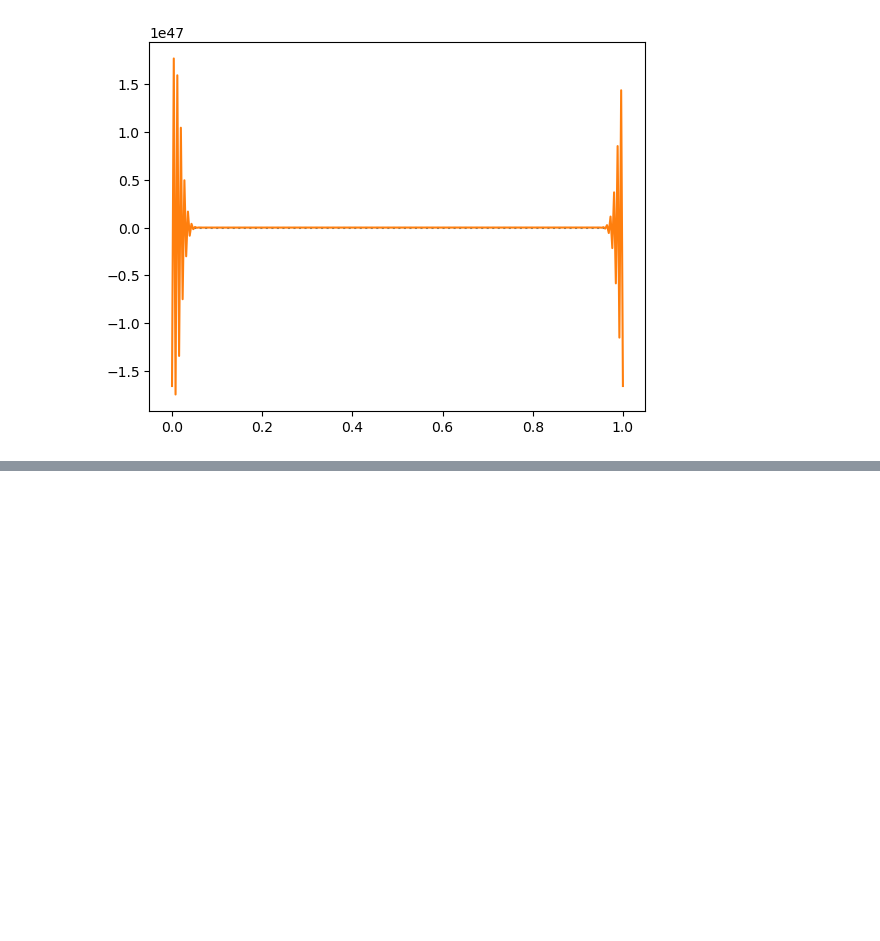
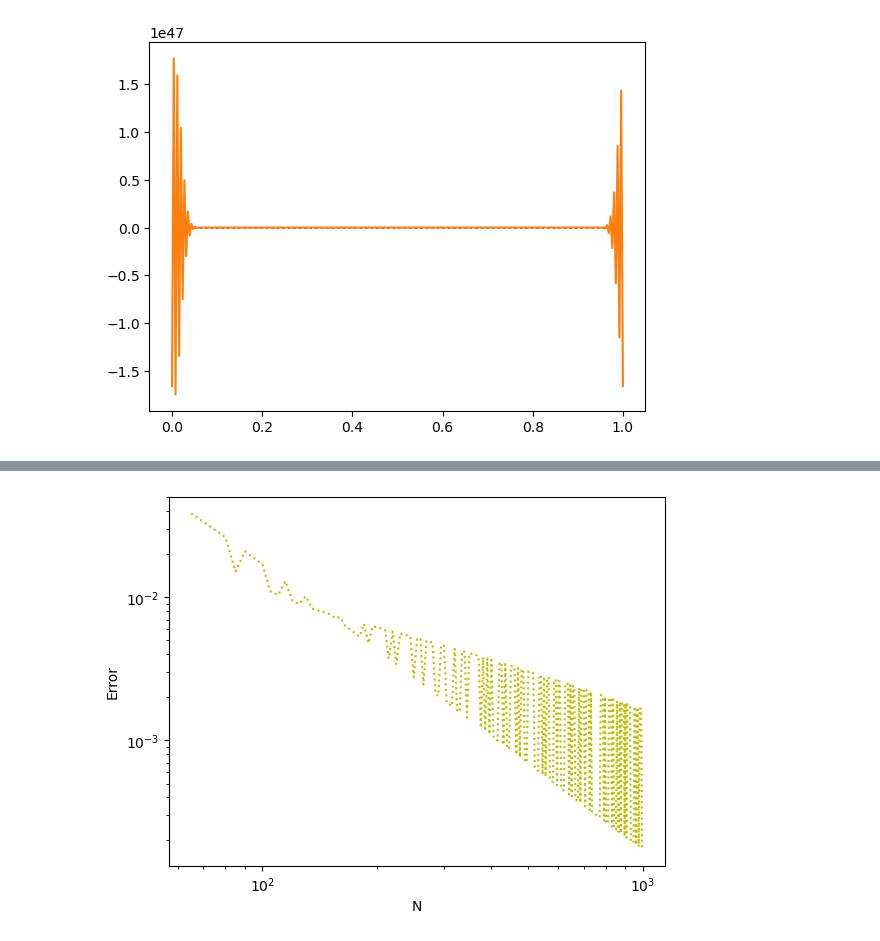
Before and after one commit to Columbia-Astronomy-4260/astr-4260-Juliahaynes777, a Jupyter notebook: PS9/PS9.ipynb, the cells around one changed output, grey strips where cells are left out. Drawn from its saved outputs; the diff is of its cells as text; code cells hidden in the pictures; blank space fills up the shorter version.

```diff
--- a/PS9/PS9.ipynb
+++ b/PS9/PS9.ipynb
@@ -192,0 +197,7 @@ plt.show()
+# %%
+plt.loglog(range(65, 1000, 5), errors, c = 'y', ls=':')
+plt.xlabel('N')
+plt.ylabel('Error')
+plt.show()
+# %% [output]
+[figure, added]
```
Also changed, not shown: parts of 1 cell of this notebook.
